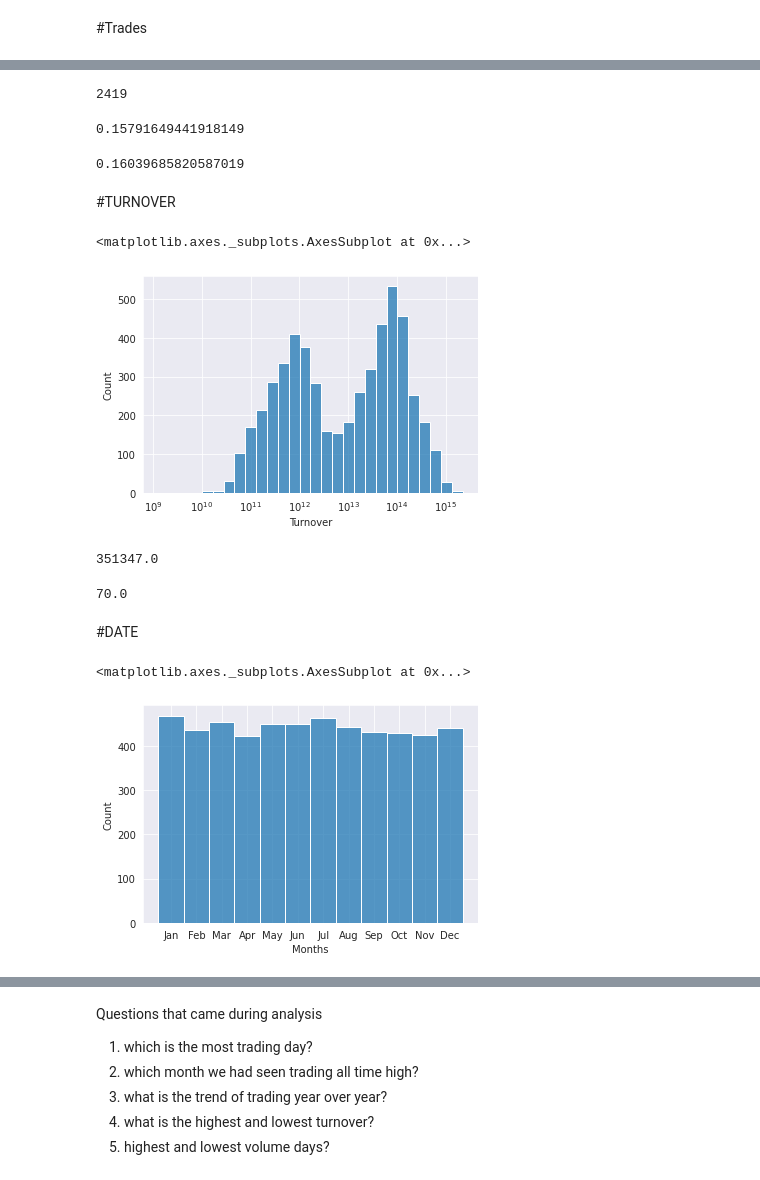
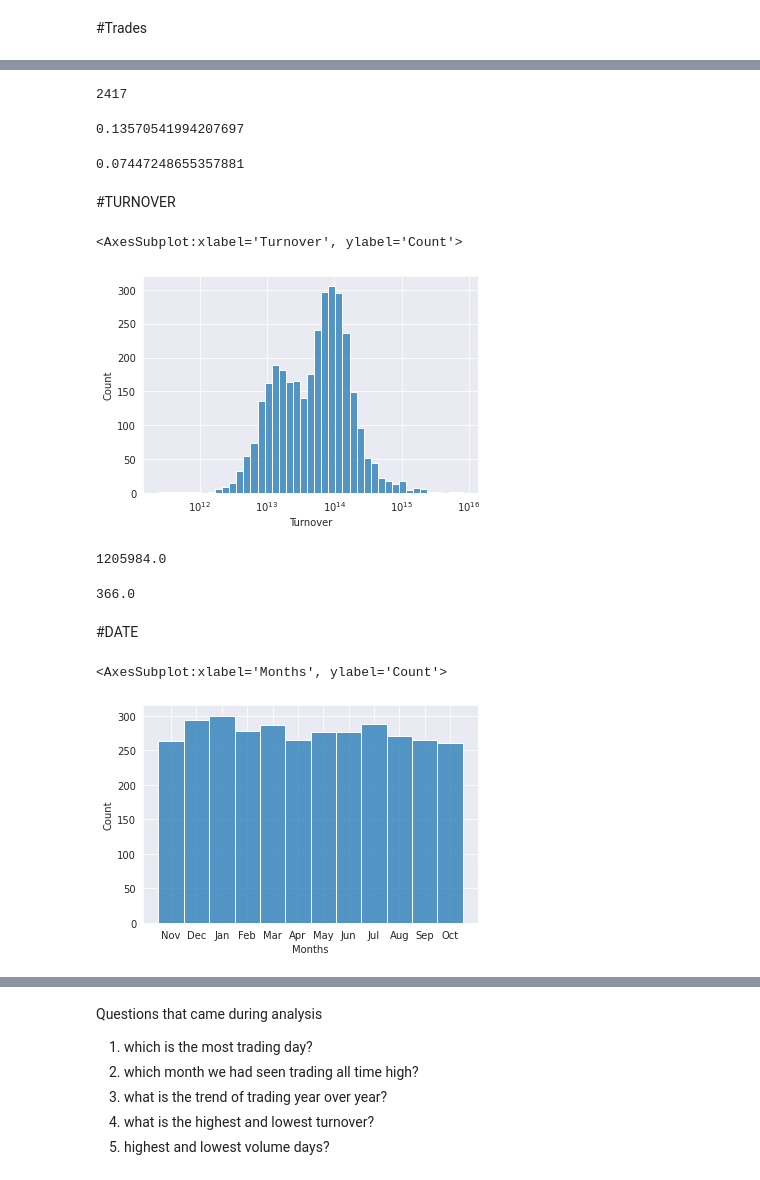
Before and after one commit to chirag1407/Exploratry-data-analysis, a Jupyter notebook: NIFTY-50 Stock Market Data (2000 - 2021)/code/ADANIPORTS.ipynb, the cells around one changed output, grey strips where cells are left out. Drawn from its saved outputs; the diff is of its cells as text; code cells hidden in the pictures.

```diff
--- a/NIFTY-50 Stock Market Data (2000 - 2021)/code/ADANIPORTS.ipynb
+++ b/NIFTY-50 Stock Market Data (2000 - 2021)/code/ADANIPORTS.ipynb
@@ -22,5 +9,5 @@ Downloading nifty50-stock-market-data.zip to ./nifty50-stock-market-data
 # %%
-data_file="./nifty50-stock-market-data/ASIANPAINT.csv"
+data_file="../input/nifty50-stock-market-data/ADANIPORTS.csv"
 # %% [markdown]
 Data preparation and cleaning
 1. Loading file using pandas
@@ -201,36 +188,36 @@ sns.histplot(df.Trades, log_scale=True)
 Trades_count=df.Trades.value_counts()
 len(Trades_count)
 # %% [output]
-2419
+2417
 # %%
 high_trades=df.Trades[df.Trades>=70000]
 low_trades=df.Trades[df.Trades<10000]
 # %%
 len(high_trades)/len(Trades_count)
 # %% [output]
-0.15791649441918149
+0.13570541994207697
 # %%
 len(low_trades)/len(Trades_count)
 # %% [output]
-0.16039685820587019
+0.07447248655357881
 # %% [markdown]
 #TURNOVER
 # %%
 #visualization of turnover of the company
 sns.histplot(df.Turnover, log_scale=True)
 # %% [output]
-<matplotlib.axes._subplots.AxesSubplot at 0x...>
+<AxesSubplot:xlabel='Turnover', ylabel='Count'>
-[figure, old version]
+[figure, new version]
 # %%
 highest_turnover=df.Trades.max()
 highest_turnover
 # %% [output]
-351347.0
+1205984.0
 # %%
 lowest_turnover=df.Trades.min()
 lowest_turnover
 # %% [output]
-70.0
+366.0
 # %% [markdown]
 #DATE
 # %%
@@ -240,10 +227,10 @@ df['Year'] = df['Date'].dt.year
 df['Weekdays'] = df['Date'].dt.dayofweek
 df['Months'] = df['Date'].dt.strftime('%b')
 # %%
-#sns.histplot(df.Months, bins=12, kde=False)
+sns.histplot(df.Months, bins=12, kde=False)
 # %% [output]
-<matplotlib.axes._subplots.AxesSubplot at 0x...>
+<AxesSubplot:xlabel='Months', ylabel='Count'>
-[figure, old version]
+[figure, new version]
 # %%
 #volumes vs years chart
 sns.barplot(df.Year,df.Volume)
```
Also changed, not shown: parts of 24 cells of this notebook.
